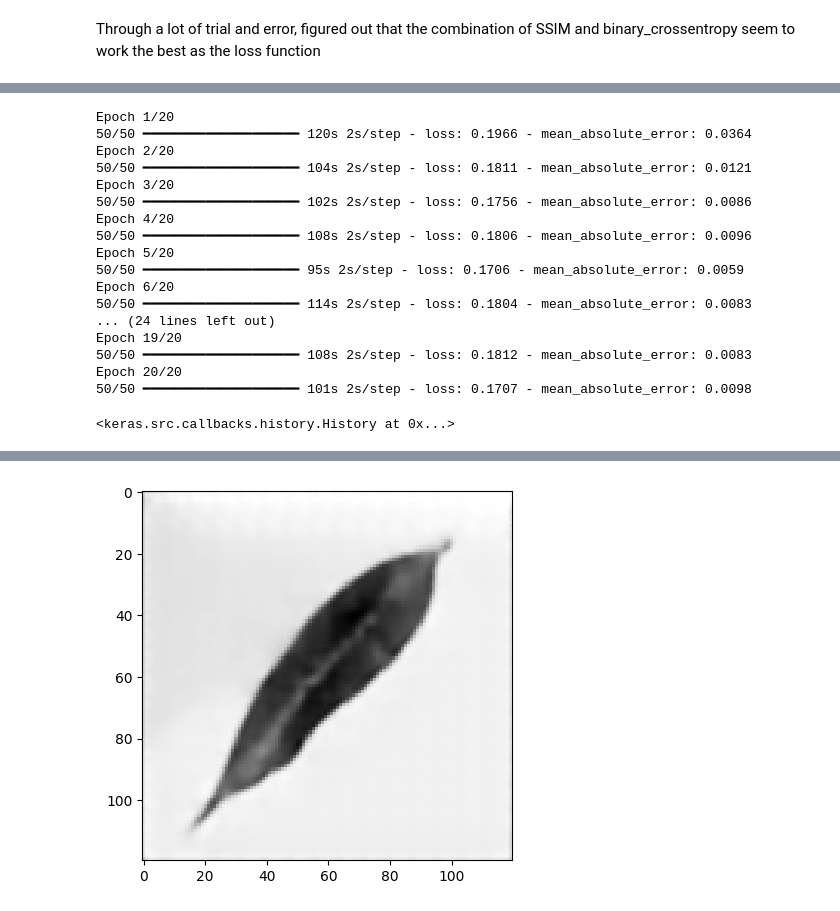
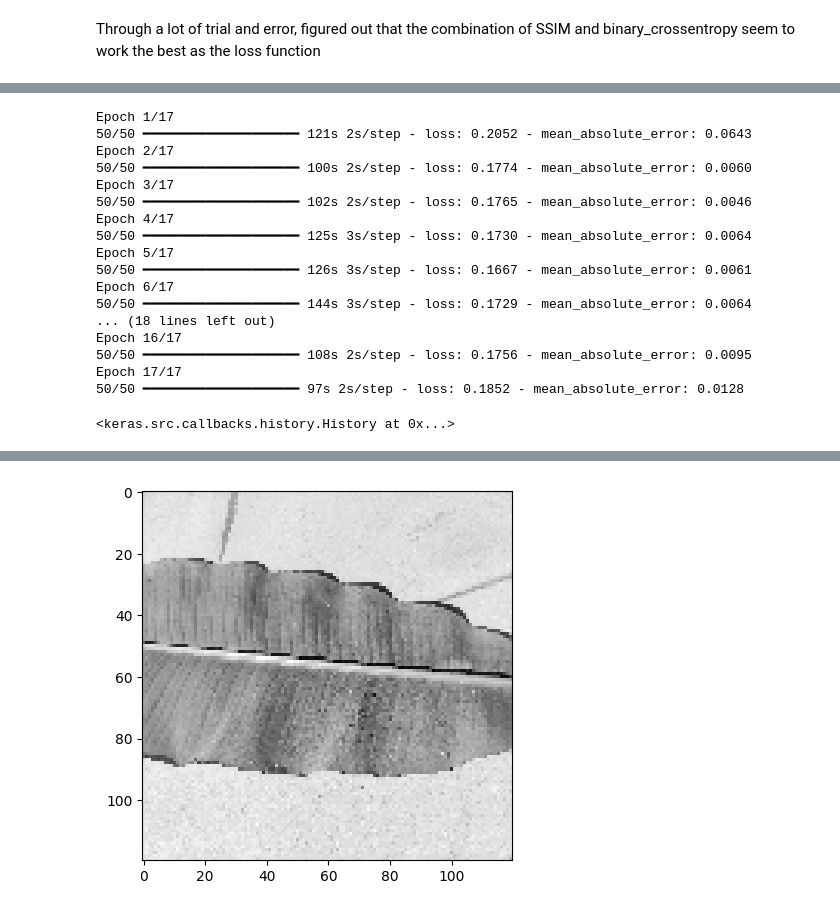
Before and after one commit to DarshilPungalia/Auto-Forest, a Jupyter notebook: autoforest.ipynb, the cells around one changed output, grey strips where cells are left out. Cells and saved outputs as stored; diff of their text form; code cells hidden in the pictures.

Commit message:
First model trained

```diff
--- a/autoforest.ipynb
+++ b/autoforest.ipynb
@@ -131,6 +131,30 @@ Using 212 files for validation.
 type(train_ds)
 # %% [output]
 tensorflow.python.data.ops.prefetch_op._PrefetchDataset
+# %%
+def load_image_from_path(image_path, image_size=(120, 120)):
+    img = tf.keras.preprocessing.image.load_img(image_path, target_size=image_size, color_mode='grayscale')
+    img = tf.keras.preprocessing.image.img_to_array(img) / 255.0
+    return np.expand_dims(img, axis=0)
+
+def show_model_comparisons(image_path, models, model_names, image_size=(120, 120)):
+    input_img = load_image_from_path(image_path, image_size=image_size)
+
+    plt.figure(figsize=(4 * (len(models) + 1), 4))
+    plt.subplot(1, len(models) + 1, 1)
+    plt.imshow(input_img[0].squeeze(), cmap='gray')
+    plt.title("Original")
+    plt.axis("off")
+
+    for i, (model, name) in enumerate(zip(models, model_names)):
+        pred = model.predict(input_img)
+        plt.subplot(1, len(models) + 1, i + 2)
+        plt.imshow(pred[0].squeeze(), cmap='gray')
+        plt.title(name)
+        plt.axis("off")
+
+    plt.tight_layout()
+    plt.show()
 # %%
 FILL_MODE = 'nearest'
 VALUE_RANGE = [0.0, 1.0]
@@ -312 +336,3 @@ Epoch 15/15
+# %%
+testImg = load_image_from_path(r"C:\Users\LENOVO\Desktop\New folder (3)\IMG_20250215_142033.jpg")
 # %%
@@ -354,8 +377,17 @@ u1 = tf.keras.layers.Concatenate()([u1, c1])
 c6 = tf.keras.layers.Conv2D(32, (3, 3), activation='relu', padding='same')(u1)
 c6 = tf.keras.layers.Conv2D(32, (3, 3), activation='relu', padding='same')(c6)
 
-# --- Output ---
-outputs = tf.keras.layers.Conv2D(1, (1, 1), activation='sigmoid', padding='same')(c6)
+u2 = tf.keras.layers.Conv2DTranspose(16, (3, 3), strides=(2, 2), padding='same')(c6)
+c7 = tf.keras.layers.Conv2D(16, (3, 3), activation='relu', padding='same')(u2)
+
+u3 = tf.keras.layers.Conv2DTranspose(8, (3, 3), strides=(2, 2), padding='same')(c7)
+c8 = tf.keras.layers.Conv2D(8, (3, 3), activation='relu', padding='same')(u3)
+
+u4 = tf.keras.layers.Conv2DTranspose(4, (3, 3), strides=(2, 2), padding='same')(c8)
+c9 = tf.keras.layers.Conv2D(4, (3, 3), activation='relu', padding='same')(u4)
+
+outputs = tf.keras.layers.Conv2D(1, (1, 1), activation='sigmoid', padding='same')(c9)
+
 
 autoencoder2 = tf.keras.Model(inputs, outputs, name="autoencoder2")
 autoencoder2.summary()
@@ -386,29 +418,29 @@ autoencoder2.compile(optimizer='adam', loss=cross_similarity, metrics=[tf.keras.
 
 autoencoder2.fit(
     trainData.repeat(),
-    epochs=20,
+    epochs=17,
     steps_per_epoch=50
 )
 # %% [output]
-Epoch 1/20
-50/50 ━━━━━━━━━━━━━━━━━━━━ 120s 2s/step - loss: 0.1966 - mean_absolute_error: 0.0364
-Epoch 2/20
-50/50 ━━━━━━━━━━━━━━━━━━━━ 104s 2s/step - loss: 0.1811 - mean_absolute_error: 0.0121
-Epoch 3/20
-50/50 ━━━━━━━━━━━━━━━━━━━━ 102s 2s/step - loss: 0.1756 - mean_absolute_error: 0.0086
-Epoch 4/20
-50/50 ━━━━━━━━━━━━━━━━━━━━ 108s 2s/step - loss: 0.1806 - mean_absolute_error: 0.0096
-Epoch 5/20
-50/50 ━━━━━━━━━━━━━━━━━━━━ 95s 2s/step - loss: 0.1706 - mean_absolute_error: 0.0059
-Epoch 6/20
-50/50 ━━━━━━━━━━━━━━━━━━━━ 114s 2s/step - loss: 0.1804 - mean_absolute_error: 0.0083
-... (24 lines left out)
-Epoch 19/20
-50/50 ━━━━━━━━━━━━━━━━━━━━ 108s 2s/step - loss: 0.1812 - mean_absolute_error: 0.0083
-Epoch 20/20
-50/50 ━━━━━━━━━━━━━━━━━━━━ 101s 2s/step - loss: 0.1707 - mean_absolute_error: 0.0098
+Epoch 1/17
+50/50 ━━━━━━━━━━━━━━━━━━━━ 121s 2s/step - loss: 0.2052 - mean_absolute_error: 0.0643
+Epoch 2/17
+50/50 ━━━━━━━━━━━━━━━━━━━━ 100s 2s/step - loss: 0.1774 - mean_absolute_error: 0.0060
+Epoch 3/17
+50/50 ━━━━━━━━━━━━━━━━━━━━ 102s 2s/step - loss: 0.1765 - mean_absolute_error: 0.0046
+Epoch 4/17
+50/50 ━━━━━━━━━━━━━━━━━━━━ 125s 3s/step - loss: 0.1730 - mean_absolute_error: 0.0064
+Epoch 5/17
+50/50 ━━━━━━━━━━━━━━━━━━━━ 126s 3s/step - loss: 0.1667 - mean_absolute_error: 0.0061
+Epoch 6/17
+50/50 ━━━━━━━━━━━━━━━━━━━━ 144s 3s/step - loss: 0.1729 - mean_absolute_error: 0.0064
+... (18 lines left out)
+Epoch 16/17
+50/50 ━━━━━━━━━━━━━━━━━━━━ 108s 2s/step - loss: 0.1756 - mean_absolute_error: 0.0095
+Epoch 17/17
+50/50 ━━━━━━━━━━━━━━━━━━━━ 97s 2s/step - loss: 0.1852 - mean_absolute_error: 0.0128
 <keras.src.callbacks.history.History at 0x...>
 # %%
-prediction2 = autoencoder.predict(predict)
+prediction2 = autoencoder2.predict(testImg)
 plt.imshow(prediction2[0], cmap='gray');
 # %% [output]
@@ -416 +448 @@ plt.imshow(prediction2[0], cmap='gray');
-[figure, old version]
+[figure, new version]
```
Also changed, not shown: parts of 10 cells of this notebook, 1 other file.
